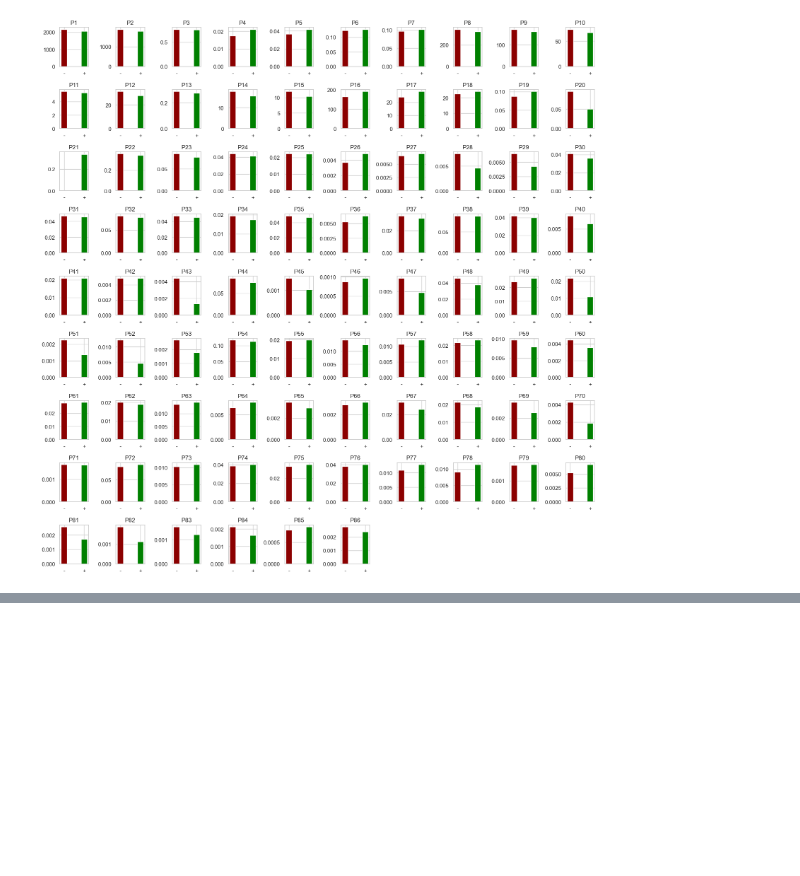
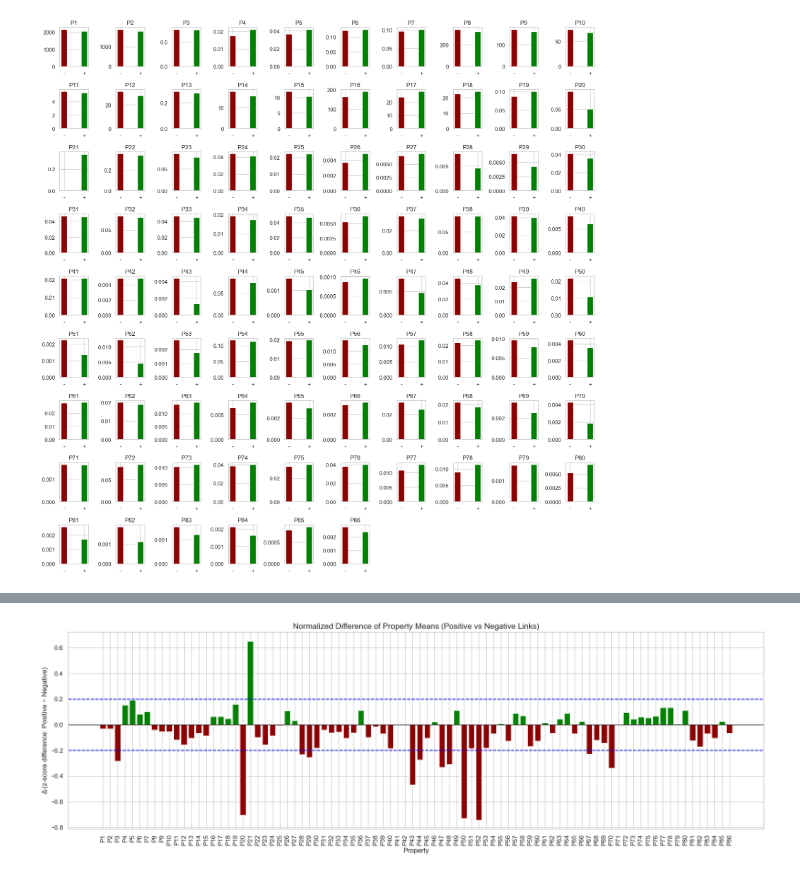
Before and after one commit to AkselAcar/ada-2025-project-adastra, a Jupyter notebook: project_start.ipynb, the cells around one changed output, grey strips where cells are left out. Drawn from its saved outputs; the diff is of its cells as text; code cells hidden in the pictures; blank space fills up the shorter version.

```diff
--- a/project_start.ipynb
+++ b/project_start.ipynb
@@ -345,0 +402,43 @@ plt.show()
+# %%
+# Normalize each property across all links
+props_only = df_props.drop(columns=["LINK_SENTIMENT"])
+props_mean = props_only.mean()
+props_std = props_only.std()
+
+# Compute z-scores
+props_z = (props_only - props_mean) / props_std
+
+# Reattach sentiment
+df_z = pd.concat([df_props["LINK_SENTIMENT"], props_z], axis=1)
+
+# Compute mean z-score per sentiment
+avg_z_by_sentiment = df_z.groupby("LINK_SENTIMENT").mean(numeric_only=True).T
+avg_z_by_sentiment.columns = ["negative", "positive"]
+
+# Compute difference (positive - negative)
+avg_z_by_sentiment["diff"] = avg_z_by_sentiment["positive"] - avg_z_by_sentiment["negative"]
+# %%
+threshold = 0.2
+
+# Plot
+plt.figure(figsize=(18, 6))
+
+for i, (prop, diff) in enumerate(avg_z_by_sentiment["diff"].items()):
+    plt.bar(
+        avg_z_by_sentiment.index,
+        avg_z_by_sentiment["diff"],
+        color=np.where(avg_z_by_sentiment["diff"] > 0, "green", "darkred"),
+    )
+plt.axhline(0, color="black", linewidth=1)
+plt.axhline(threshold, color="blue", linestyle = "--")
+plt.axhline(-threshold, color="blue", linestyle = "--")
+
+plt.xticks(rotation=90)
+plt.title("Normalized Difference of Property Means (Positive vs Negative Links)", fontsize = 14)
+plt.ylabel("Δ (z-score difference: Positive − Negative)")
+plt.xlabel("Property")
+
+plt.tight_layout()
+plt.show()
+# %% [output]
+[figure, added]
```
Also changed, not shown: parts of 14 cells of this notebook.
